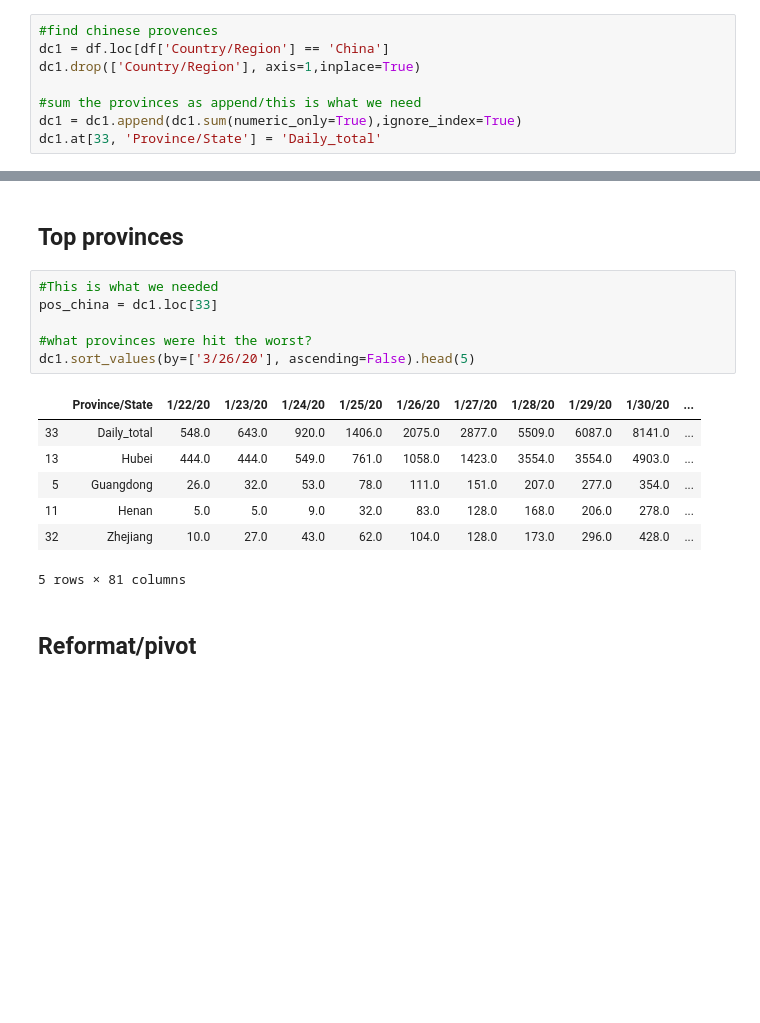
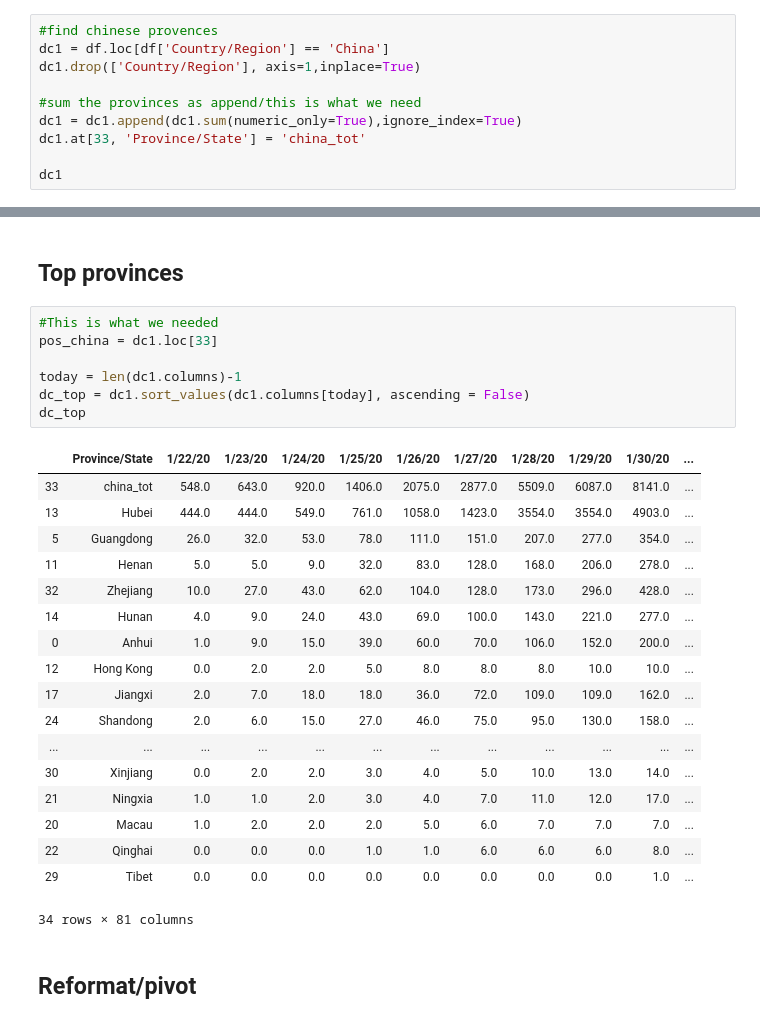
Before and after one commit to ericoliverio/covid-analysis, a Jupyter notebook: COVID Global Data.ipynb, the cells around one changed output, grey strips where cells are left out. Drawn from its saved outputs; the diff is of its cells as text; blank space fills up the shorter version.

```diff
--- a/COVID Global Data.ipynb
+++ b/COVID Global Data.ipynb
@@ -61,5 +64,7 @@ dc1.drop(['Country/Region'], axis=1,inplace=True)
 
 #sum the provinces as append/this is what we need
 dc1 = dc1.append(dc1.sum(numeric_only=True),ignore_index=True)
-dc1.at[33, 'Province/State'] = 'Daily_total'
+dc1.at[33, 'Province/State'] = 'china_tot'
+
+dc1
 # %% [output]
@@ -74,17 +93,29 @@ Hubei was the epicenter, followed by Guangdong, Henen, and Zhejiang
 # %%
 #This is what we needed
 pos_china = dc1.loc[33]
 
-#what provinces were hit the worst?
-dc1.sort_values(by=['3/26/20'], ascending=False).head(5)
+today = len(dc1.columns)-1
+dc_top = dc1.sort_values(dc1.columns[today], ascending = False)
+dc_top
 # %% [output]
 |  | Province/State | 1/22/20 | 1/23/20 | 1/24/20 | 1/25/20 | 1/26/20 | 1/27/20 | 1/28/20 | 1/29/20 | 1/30/20 | ... |
-| 33 | Daily_total | 548.0 | 643.0 | 920.0 | 1406.0 | 2075.0 | 2877.0 | 5509.0 | 6087.0 | 8141.0 | ... |
+| 33 | china_tot | 548.0 | 643.0 | 920.0 | 1406.0 | 2075.0 | 2877.0 | 5509.0 | 6087.0 | 8141.0 | ... |
 | 13 | Hubei | 444.0 | 444.0 | 549.0 | 761.0 | 1058.0 | 1423.0 | 3554.0 | 3554.0 | 4903.0 | ... |
 | 5 | Guangdong | 26.0 | 32.0 | 53.0 | 78.0 | 111.0 | 151.0 | 207.0 | 277.0 | 354.0 | ... |
 | 11 | Henan | 5.0 | 5.0 | 9.0 | 32.0 | 83.0 | 128.0 | 168.0 | 206.0 | 278.0 | ... |
 | 32 | Zhejiang | 10.0 | 27.0 | 43.0 | 62.0 | 104.0 | 128.0 | 173.0 | 296.0 | 428.0 | ... |
+| 14 | Hunan | 4.0 | 9.0 | 24.0 | 43.0 | 69.0 | 100.0 | 143.0 | 221.0 | 277.0 | ... |
+| 0 | Anhui | 1.0 | 9.0 | 15.0 | 39.0 | 60.0 | 70.0 | 106.0 | 152.0 | 200.0 | ... |
+| 12 | Hong Kong | 0.0 | 2.0 | 2.0 | 5.0 | 8.0 | 8.0 | 8.0 | 10.0 | 10.0 | ... |
+| 17 | Jiangxi | 2.0 | 7.0 | 18.0 | 18.0 | 36.0 | 72.0 | 109.0 | 109.0 | 162.0 | ... |
+| 24 | Shandong | 2.0 | 6.0 | 15.0 | 27.0 | 46.0 | 75.0 | 95.0 | 130.0 | 158.0 | ... |
+| ... | ... | ... | ... | ... | ... | ... | ... | ... | ... | ... | ... |
+| 30 | Xinjiang | 0.0 | 2.0 | 2.0 | 3.0 | 4.0 | 5.0 | 10.0 | 13.0 | 14.0 | ... |
+| 21 | Ningxia | 1.0 | 1.0 | 2.0 | 3.0 | 4.0 | 7.0 | 11.0 | 12.0 | 17.0 | ... |
+| 20 | Macau | 1.0 | 2.0 | 2.0 | 2.0 | 5.0 | 6.0 | 7.0 | 7.0 | 7.0 | ... |
+| 22 | Qinghai | 0.0 | 0.0 | 0.0 | 1.0 | 1.0 | 6.0 | 6.0 | 6.0 | 8.0 | ... |
+| 29 | Tibet | 0.0 | 0.0 | 0.0 | 0.0 | 0.0 | 0.0 | 0.0 | 0.0 | 1.0 | ... |
-5 rows × 81 columns
+34 rows × 81 columns
 # %% [markdown]
 ## Reformat/pivot
 # %%
```
Also changed, not shown: parts of 14 cells of this notebook.
